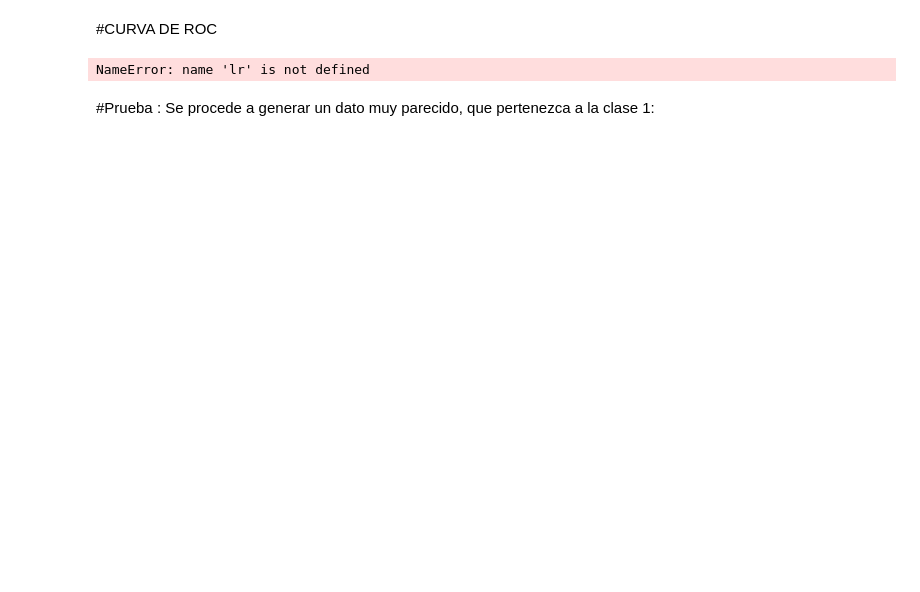
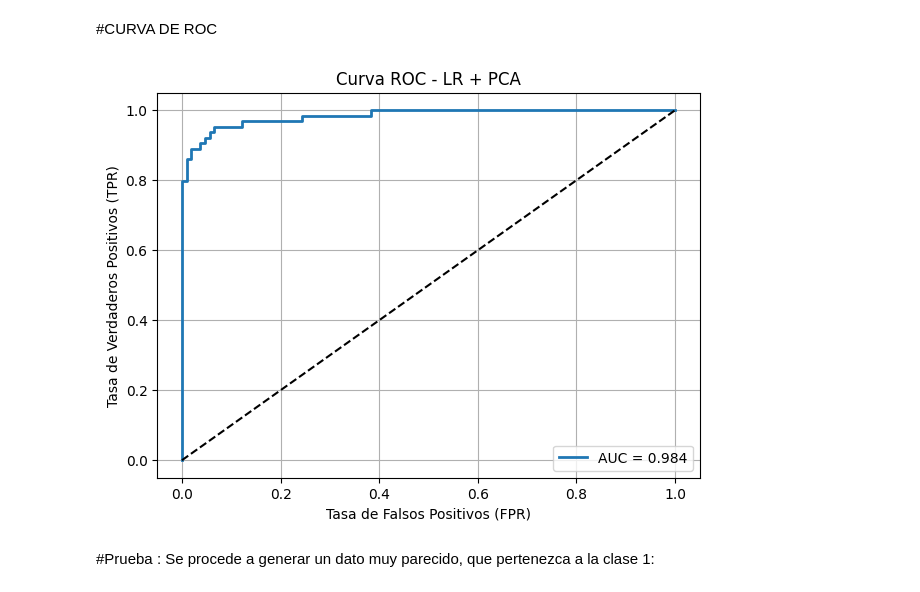
Before and after one commit to MiguelAngeloTr/Aprendizaje_Automatico, a Jupyter notebook: SEMANA_6/TAREA_5/MODELO_1_2_COMPONENTES.ipynb, the cells around one changed output. Saved outputs shown, nothing was run; the diff lists cells and outputs as text; code cells hidden in the pictures; blank space fills up the shorter version.

```diff
--- a/SEMANA_6/TAREA_5/MODELO_1_2_COMPONENTES.ipynb
+++ b/SEMANA_6/TAREA_5/MODELO_1_2_COMPONENTES.ipynb
@@ -496,27 +544,26 @@ print("El valor de especificidad (especificity) es: " + str(metrics_ppn_2.especi
 #CURVA DE ROC
 # %%
 from sklearn.metrics import roc_curve, auc
-import matplotlib.pyplot as plt
 
-# 1. Probabilidades
-y_prob = lr.predict_proba(X_test_std)[:, 1]
+# 1. Probabilidades usando PCA
+y_prob = lr.predict_proba(X_test_pca)[:, 1]
 
 # 2. ROC
 fpr, tpr, thresholds = roc_curve(y_test, y_prob)
 roc_auc = auc(fpr, tpr)
 
-# 3. Plot
+# 3. Plot ROC
 plt.figure(figsize=(7,5))
 plt.plot(fpr, tpr, label=f'AUC = {roc_auc:.3f}', linewidth=2)
 plt.plot([0,1], [0,1], 'k--')
 plt.xlabel('Tasa de Falsos Positivos (FPR)')
 plt.ylabel('Tasa de Verdaderos Positivos (TPR)')
-plt.title('Curva ROC - Regresión Logística')
+plt.title('Curva ROC - LR + PCA')
 plt.legend(loc='lower right')
 plt.grid(True)
 plt.show()
 # %% [output]
-NameError: name 'lr' is not defined
+[figure, added]
 # %% [markdown]
 #Prueba :
 Se procede a generar un dato muy parecido, que pertenezca a la clase 1:
```
Also changed, not shown: parts of 14 cells of this notebook.
